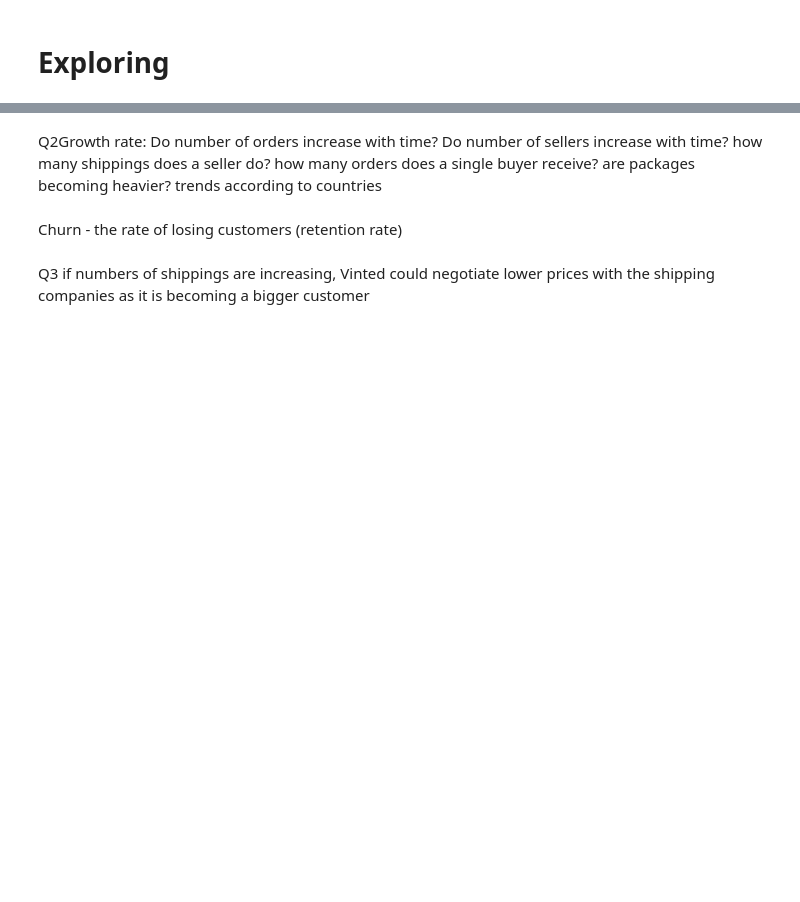
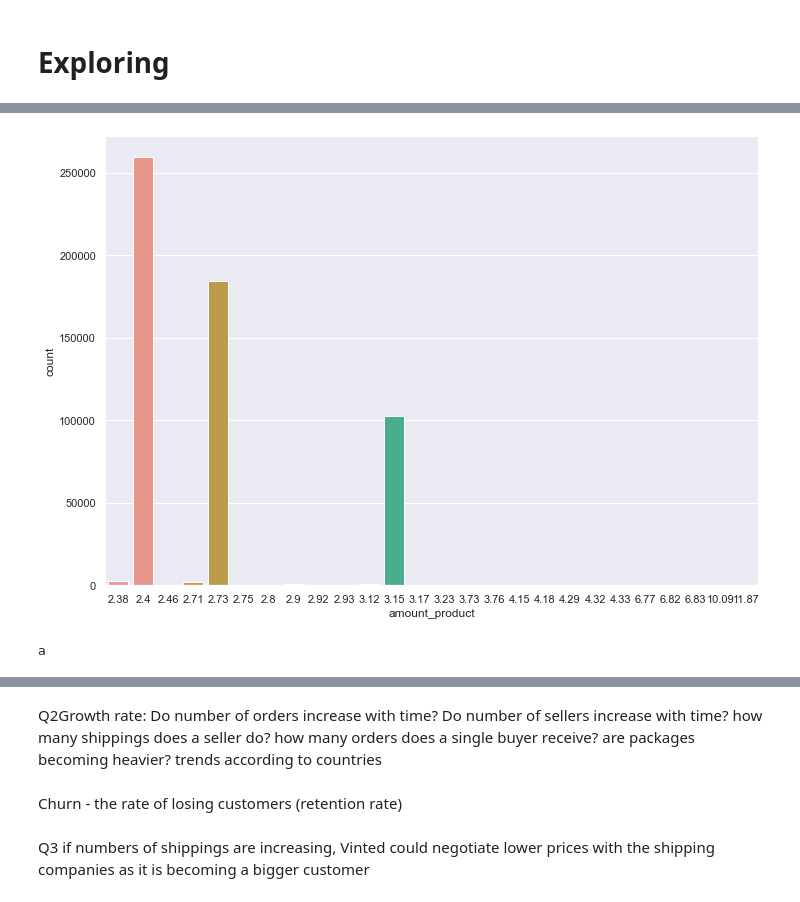
Before and after one commit to evalkova/vinted_task, a Jupyter notebook: vinted_notebook.ipynb, the cells around one changed output, grey strips where cells are left out. Saved outputs shown, nothing was run; the diff lists cells and outputs as text; code cells hidden in the pictures; blank space fills up the shorter version.

```diff
--- a/vinted_notebook.ipynb
+++ b/vinted_notebook.ipynb
@@ -291,0 +388,8 @@ product_provider_invoices_shipments_df.describe()
+# %%
+plotAmtProduct = sns.countplot(x="amount_product",data=full_df.round(2))
+# %% [output]
+[figure, added]
+# %%
+print('a')
+# %% [output]
+a
```
Also changed, not shown: parts of 26 cells of this notebook.
